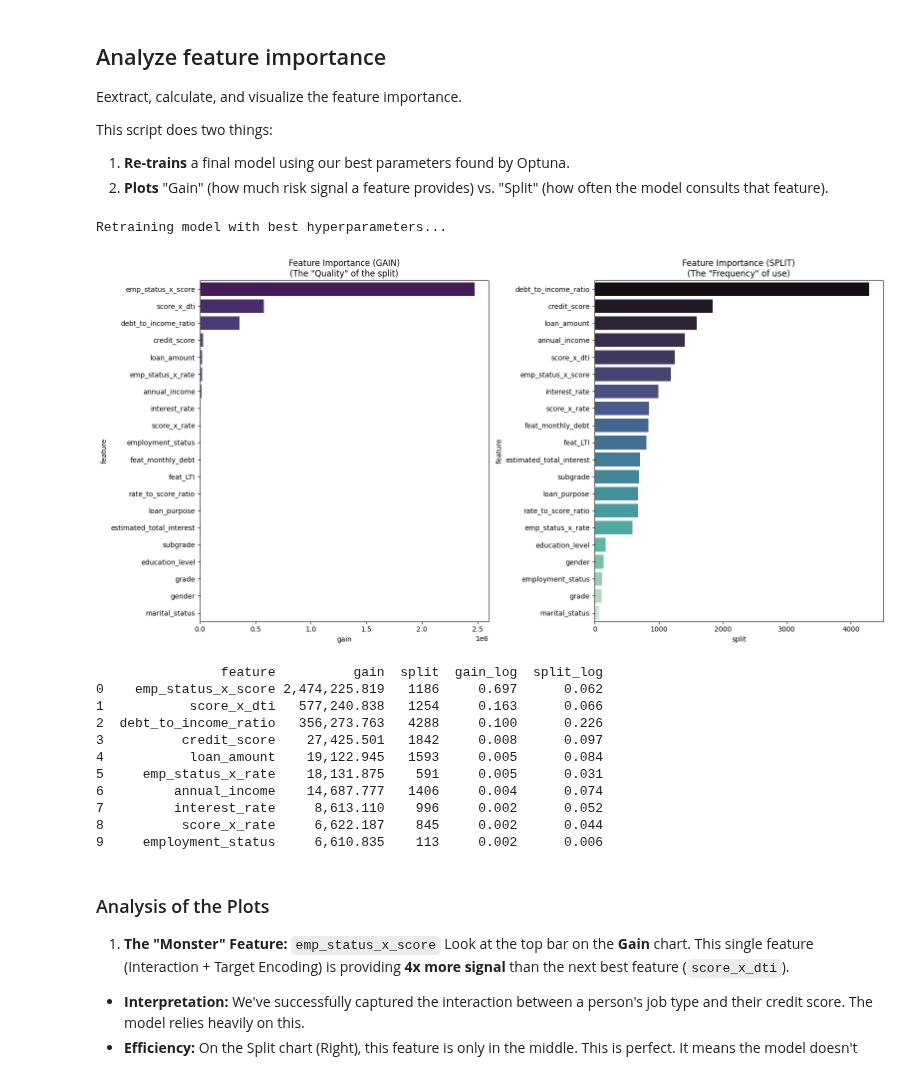
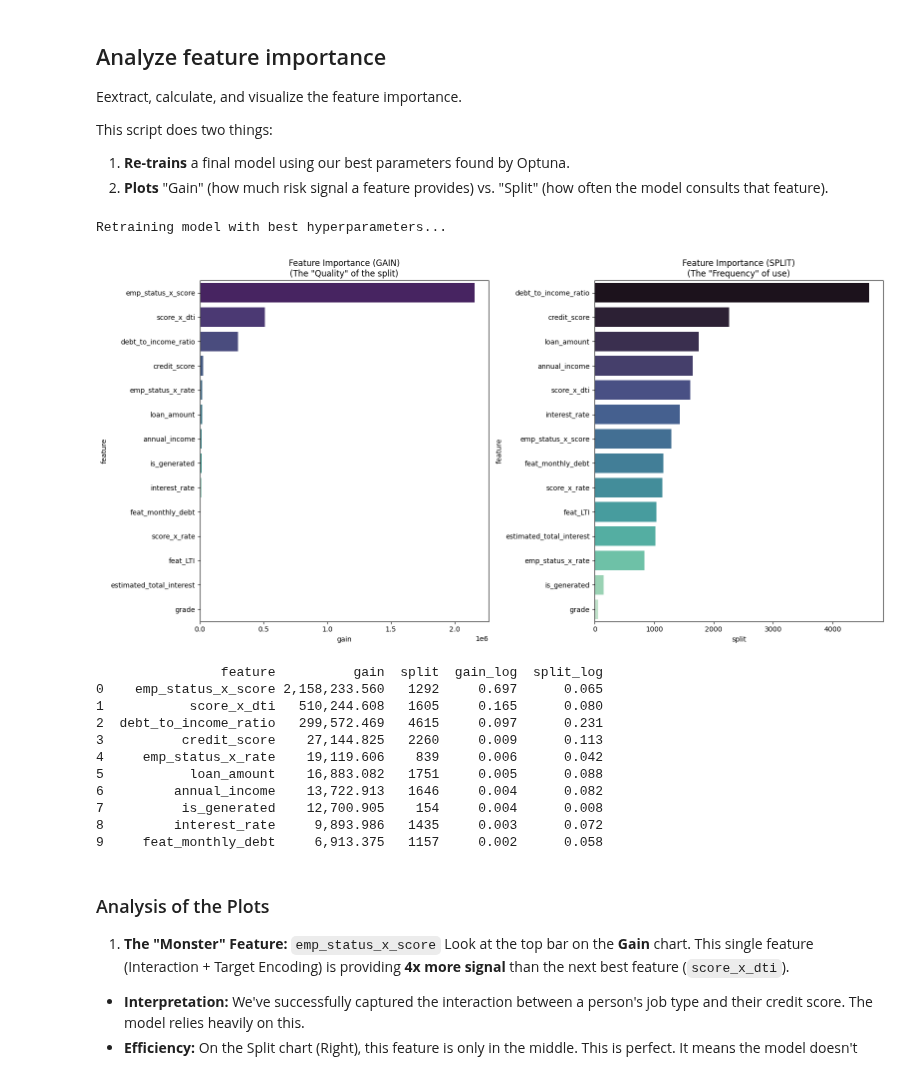
Before and after one commit to SteveTarter/kaggle-playground-series, a Jupyter notebook: 2025/s5e11/Predicting Loan Payback (S5E11).ipynb, the cells around one changed output. Cells and saved outputs as stored; diff of their text form; code cells hidden in the pictures.

Commit message:
Update feature engineering to drop low gain features.
Merge "original" dataset into training dataset.
Change how final model is trained so all training data is used.

```diff
--- a/2025/s5e11/Predicting Loan Payback (S5E11).ipynb
+++ b/2025/s5e11/Predicting Loan Payback (S5E11).ipynb
@@ -933,0 +940,31 @@ def feature_engineer(df: pd.DataFrame,
+# %%
+print(f"Training dataset shape before: {training_df.shape}")
+
+# Copy the dataframes and add source flags to them
+trn_df = training_df.copy()
+trn_df['is_generated'] = 1
+tst_df = test_df.copy()
+tst_df['is_generated'] = 1
+orig_df = original_df.copy()
+orig_df['is_generated'] = 0
+
+# Remove columns from original copy so that it has the same columns as the training dataset.
+for col in orig_df.columns:
+    if col not in trn_df.columns:
+        orig_df = orig_df.drop(col, axis=1, errors='ignore')
+
+# Concatenate
+# Only add original data to TRAIN. Never touch TEST.
+trn_df = pd.concat([trn_df, orig_df], axis=0)
+
+# Critical Cleanup
+# Reset index to prevent the "sliding" bug
+trn_df = trn_df.reset_index(drop=True)
+
+# Handle Missing Targets
+# If the original dataset has missing values in the target column, drop them
+trn_df = trn_df.dropna(subset=[TARGET])
+
+print(f"Training dataset shape after: {trn_df.shape}")
+print("training_df columns", training_df.columns)
+print("trn_df columns", trn_df.columns)
@@ -934,5 +984,5 @@ def feature_engineer(df: pd.DataFrame,
 # %%
-fe_df, fe_encoder = feature_engineer(training_df, fit=True)
+fe_df, fe_encoder = feature_engineer(trn_df, fit=True)
 
 fe_df.head()
 # %% [output]
@@ -1165,7 +1255,7 @@ This script does two things:
 1. **Re-trains** a final model using our best parameters found by Optuna.
 2. **Plots** "Gain" (how much risk signal a feature provides) vs. "Split" (how often the model consults that feature).
 # %%
-def analyze_feature_importance(study, X, y, native_cat_features):
+def analyze_feature_importance(study, X, y):
     """
     Retrains a model on the full dataset using the best params from Optuna
     and plots Gain vs Split importance.
@@ -1223,46 +1313,46 @@ def analyze_feature_importance(study, X, y, native_cat_features):
     df_imp['gain_log'] = df_imp['gain'] / df_imp['gain'].sum()
     df_imp['split_log'] = df_imp['split'] / df_imp['split'].sum()
 
     # Sort by Gain (usually the most critical metric)
     df_imp = df_imp.sort_values('gain', ascending=False).reset_index(drop=True)
 
     # Visualization
     fig, ax = plt.subplots(1, 2, figsize=(16, 8))
 
     # Plot Gain
     sns.barplot(x='gain', y='feature', data=df_imp.head(20), ax=ax[0], palette='viridis')
     ax[0].set_title('Feature Importance (GAIN)\n(The "Quality" of the split)')
 
     # Plot Split
     # Re-sort by split for the second chart
     df_split = df_imp.sort_values('split', ascending=False).head(20)
     sns.barplot(x='split', y='feature', data=df_split, ax=ax[1], palette='mako')
     ax[1].set_title('Feature Importance (SPLIT)\n(The "Frequency" of use)')
 
     plt.tight_layout()
     plt.show()
 
     return df_imp
 
 # Execution
-imp_df = analyze_feature_importance(study, X, y, native_cat_features)
+imp_df = analyze_feature_importance(study, X, y)
 
 # Show raw numbers
 print(imp_df.head(10))
 # %% [output]
 Retraining model with best hyperparameters...
-[figure, old version]
+[figure, new version]
                 feature          gain  split  gain_log  split_log
-0    emp_status_x_score 2,474,225.819   1186     0.697      0.062
-1           score_x_dti   577,240.838   1254     0.163      0.066
-2  debt_to_income_ratio   356,273.763   4288     0.100      0.226
-3          credit_score    27,425.501   1842     0.008      0.097
-4           loan_amount    19,122.945   1593     0.005      0.084
-5     emp_status_x_rate    18,131.875    591     0.005      0.031
-6         annual_income    14,687.777   1406     0.004      0.074
-7         interest_rate     8,613.110    996     0.002      0.052
-8          score_x_rate     6,622.187    845     0.002      0.044
-9     employment_status     6,610.835    113     0.002      0.006
+0    emp_status_x_score 2,158,233.560   1292     0.697      0.065
+1           score_x_dti   510,244.608   1605     0.165      0.080
+2  debt_to_income_ratio   299,572.469   4615     0.097      0.231
+3          credit_score    27,144.825   2260     0.009      0.113
+4     emp_status_x_rate    19,119.606    839     0.006      0.042
+5           loan_amount    16,883.082   1751     0.005      0.088
+6         annual_income    13,722.913   1646     0.004      0.082
+7          is_generated    12,700.905    154     0.004      0.008
+8         interest_rate     9,893.986   1435     0.003      0.072
+9     feat_monthly_debt     6,913.375   1157     0.002      0.058
 # %% [markdown]
 ### Analysis of the Plots
 1. **The "Monster" Feature:** `emp_status_x_score` Look at the top bar on the **Gain** chart. This single feature (Interaction + Target Encoding) is providing **4x more signal** than the next best feature (`score_x_dti`).
```
Also changed, not shown: parts of 21 cells of this notebook, 7 other files.
